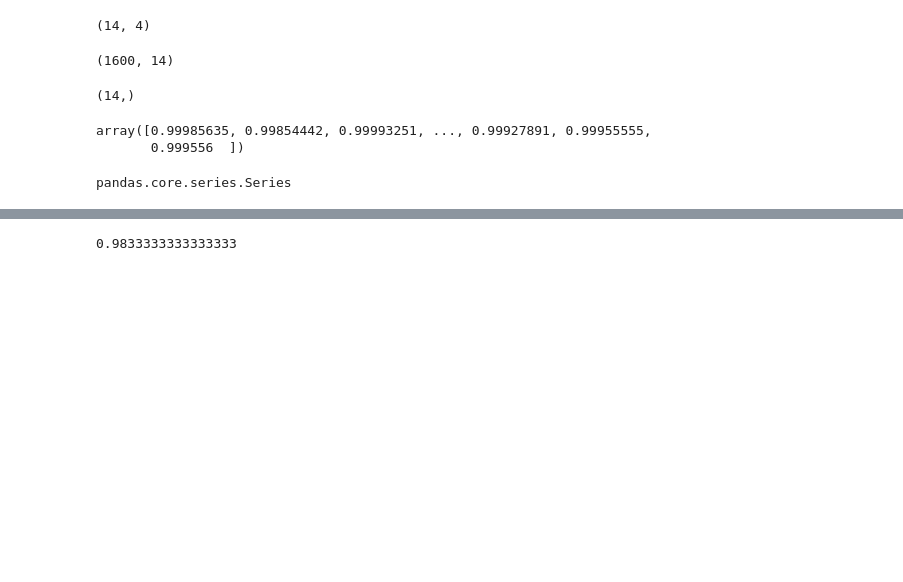
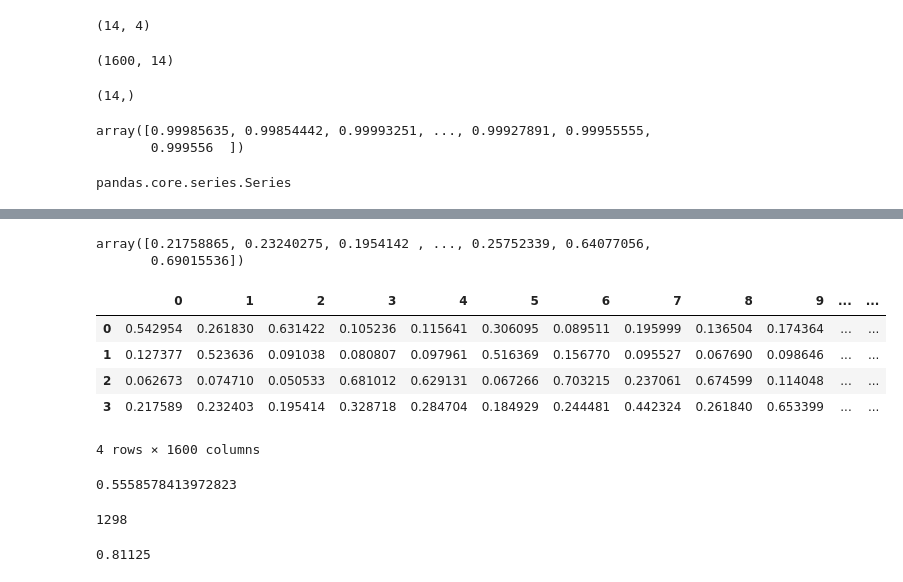
Before and after one commit to raweber42/dslr, a Jupyter notebook: logreg_train.ipynb, the cells around one changed output, grey strips where cells are left out. Drawn from its saved outputs; the diff is of its cells as text; code cells hidden in the pictures; blank space fills up the shorter version.

```diff
--- a/logreg_train.ipynb
+++ b/logreg_train.ipynb
@@ -300,22 +217,0 @@ array(['Hufflepuff'], dtype=object)
-# %%
-# get confusion matrix
-y_predicted = model.predict(X_test.values)
-
-huffle = 0
-slyth = 0
-gryf = 0
-rav = 0
-for i in range(len(y_predicted)):
-    if y_predicted[i] == "Hufflepuff":
-        huffle+=1
-    elif y_predicted[i] == "Slytherin":
-        slyth+=1
-    elif y_predicted[i] == "Gryffindor":
-        gryf+=1
-    elif y_predicted[i] == "Ravenclaw":
-        rav+=1
-print(huffle, slyth, gryf, rav)
-from sklearn.metrics import confusion_matrix
-
-confusion_matrix = confusion_matrix(y_test, y_predicted)
-confusion_matrix
@@ -337,4 +218,35 @@ Text(95.72222222222221, 0.5, 'Truth')
-# %%
-model.score(X_test.values, y_test.values)
-# %% [output]
-0.9833333333333333
+# %%
+theta = pd.DataFrame(theta)
+hypothesis(theta.iloc[:,3], X)
+# %% [output]
+array([0.21758865, 0.23240275, 0.1954142 , ..., 0.25752339, 0.64077056,
+       0.69015536])
+# %%
+output = []
+for i in range(0, 4):
+    theta1 = pd.DataFrame(theta)
+    h = hypothesis(theta1.iloc[:,i], X)
+    output.append(h)
+output=pd.DataFrame(output)
+# %%
+output
+# %% [output]
+|  | 0 | 1 | 2 | 3 | 4 | 5 | 6 | 7 | 8 | 9 | ... | ... |
+| 0 | 0.542954 | 0.261830 | 0.631422 | 0.105236 | 0.115641 | 0.306095 | 0.089511 | 0.195999 | 0.136504 | 0.174364 | ... | ... |
+| 1 | 0.127377 | 0.523636 | 0.091038 | 0.080807 | 0.097961 | 0.516369 | 0.156770 | 0.095527 | 0.067690 | 0.098646 | ... | ... |
+| 2 | 0.062673 | 0.074710 | 0.050533 | 0.681012 | 0.629131 | 0.067266 | 0.703215 | 0.237061 | 0.674599 | 0.114048 | ... | ... |
+| 3 | 0.217589 | 0.232403 | 0.195414 | 0.328718 | 0.284704 | 0.184929 | 0.244481 | 0.442324 | 0.261840 | 0.653399 | ... | ... |
+4 rows × 1600 columns
+# %%
+output.iloc[2, 50]
+# %% [output]
+0.5558578413972823
+# %%
+accuracy = 0
+for col in range(0, 4):
+    for row in range(len(y1)):
+        if y1.iloc[row, col] == 1 and output.iloc[col, row] >= 0.5:
+            accuracy += 1
+accuracy
+# %% [output]
+1298
@@ -340,0 +255,4 @@ model.score(X_test.values, y_test.values)
+# %%
+accuracy
+# %% [output]
+0.81125
```
Also changed, not shown: parts of 18 cells of this notebook.
